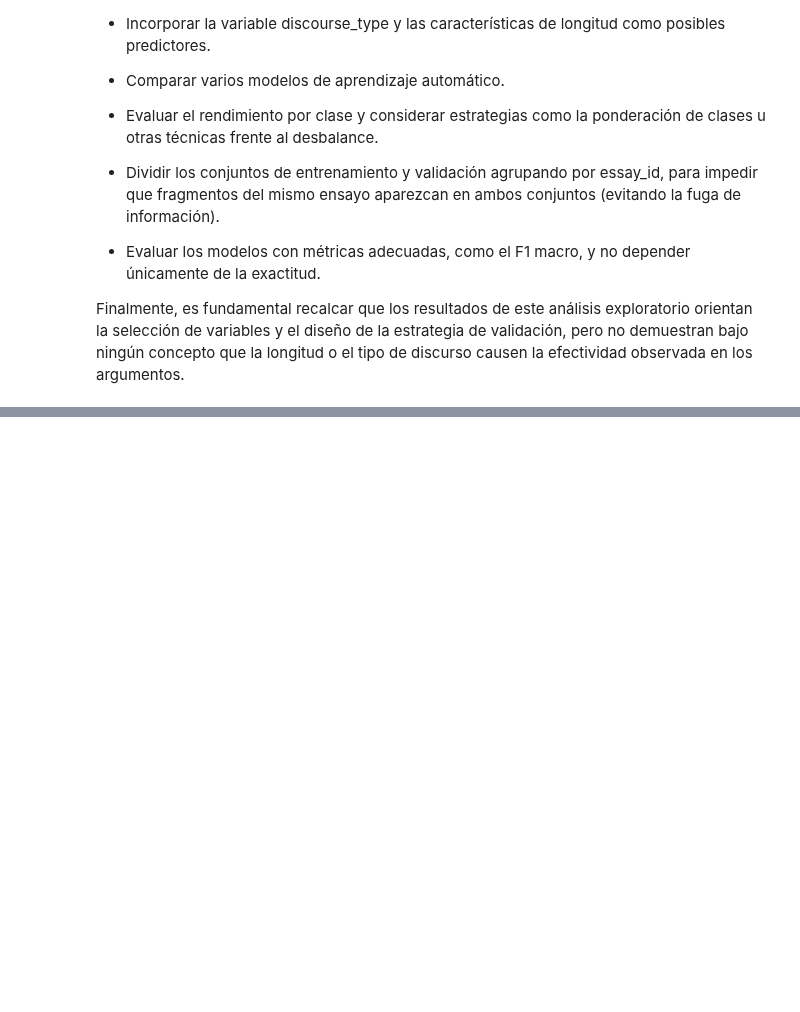
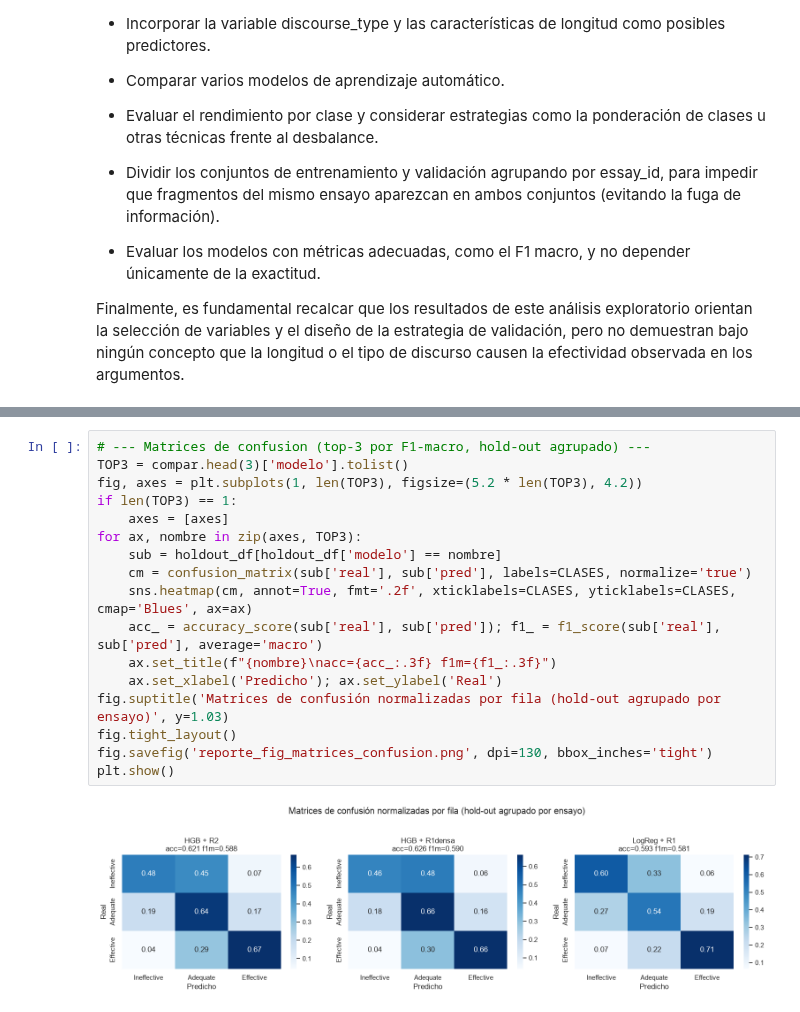
Before and after one commit to GAOV314/Proyecto2_resultados_DS, a Jupyter notebook: proyecto2-DS.ipynb, the cells around one changed output, grey strips where cells are left out. Drawn from its saved outputs; the diff is of its cells as text; blank space fills up the shorter version.

```diff
--- a/proyecto2-DS.ipynb
+++ b/proyecto2-DS.ipynb
@@ -777,0 +1114,19 @@ fig.tight_layout(); plt.show()
+# %%
+# --- Matrices de confusion (top-3 por F1-macro, hold-out agrupado) ---
+TOP3 = compar.head(3)['modelo'].tolist()
+fig, axes = plt.subplots(1, len(TOP3), figsize=(5.2 * len(TOP3), 4.2))
+if len(TOP3) == 1:
+    axes = [axes]
+for ax, nombre in zip(axes, TOP3):
+    sub = holdout_df[holdout_df['modelo'] == nombre]
+    cm = confusion_matrix(sub['real'], sub['pred'], labels=CLASES, normalize='true')
+    sns.heatmap(cm, annot=True, fmt='.2f', xticklabels=CLASES, yticklabels=CLASES, cmap='Blues', ax=ax)
+    acc_ = accuracy_score(sub['real'], sub['pred']); f1_ = f1_score(sub['real'], sub['pred'], average='macro')
+    ax.set_title(f"{nombre}\nacc={acc_:.3f} f1m={f1_:.3f}")
+    ax.set_xlabel('Predicho'); ax.set_ylabel('Real')
+fig.suptitle('Matrices de confusión normalizadas por fila (hold-out agrupado por ensayo)', y=1.03)
+fig.tight_layout()
+fig.savefig('reporte_fig_matrices_confusion.png', dpi=130, bbox_inches='tight')
+plt.show()
+# %% [output]
+[figure, added]
```
Also changed, not shown: parts of 70 cells of this notebook, 16 other files.
